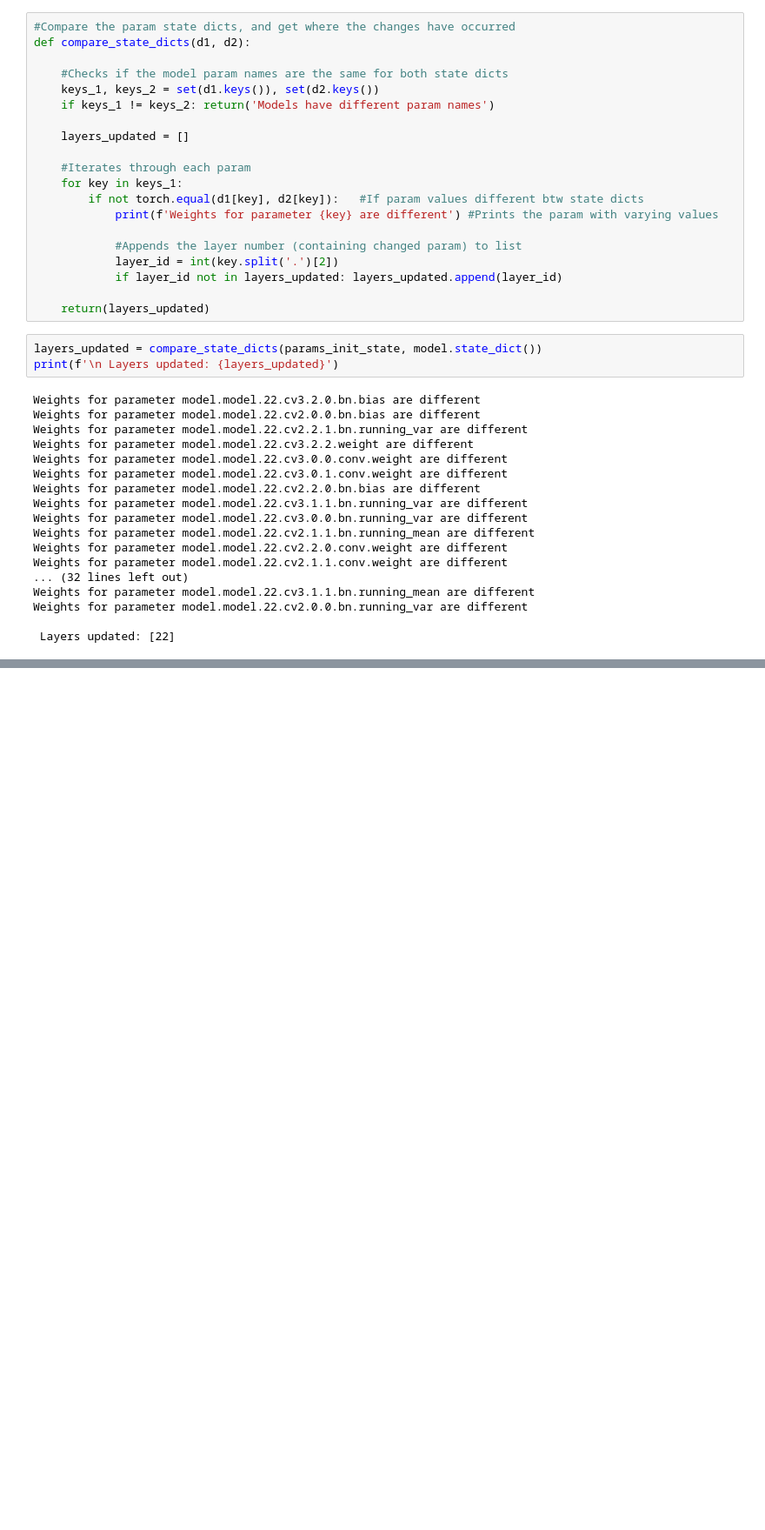
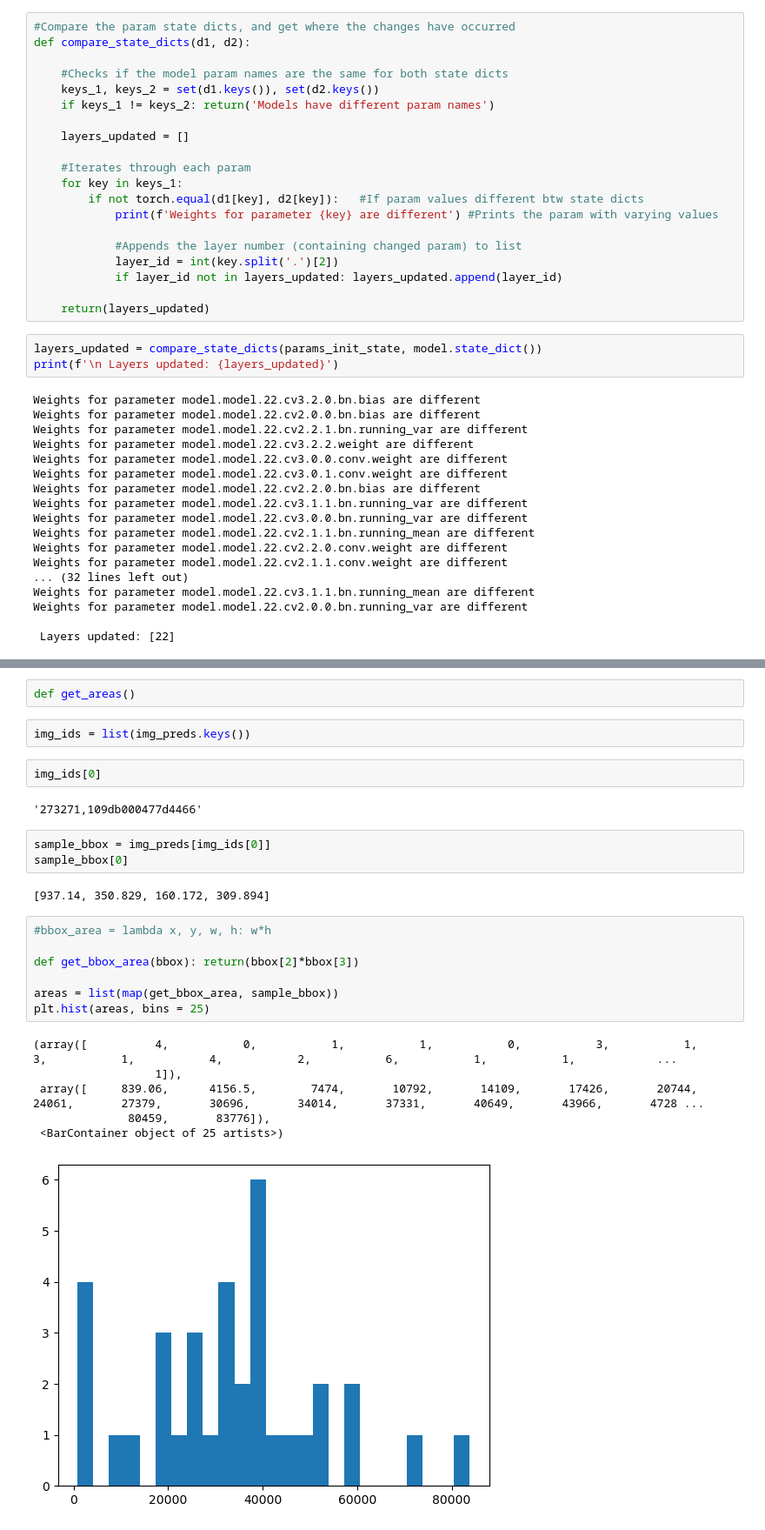
Before and after one commit to JelinR/ultralytics_forked, a Jupyter notebook: Vision_Project/yolo_detection.ipynb, the cells around one changed output, grey strips where cells are left out. Shown at 87% size. Saved outputs shown, nothing was run; the diff lists cells and outputs as text; blank space fills up the shorter version.

```diff
--- a/Vision_Project/yolo_detection.ipynb
+++ b/Vision_Project/yolo_detection.ipynb
@@ -1086,0 +1120,27 @@ Weights for parameter model.model.22.cv2.0.0.bn.running_var are different
+# %%
+def get_areas()
+# %%
+img_ids = list(img_preds.keys())
+# %%
+img_ids[0]
+# %% [output]
+'273271,109db000477d4466'
+# %%
+sample_bbox = img_preds[img_ids[0]]
+sample_bbox[0]
+# %% [output]
+[937.14, 350.829, 160.172, 309.894]
+# %%
+#bbox_area = lambda x, y, w, h: w*h
+
+def get_bbox_area(bbox): return(bbox[2]*bbox[3])
+
+areas = list(map(get_bbox_area, sample_bbox))
+plt.hist(areas, bins = 25)
+# %% [output]
+(array([          4,           0,           1,           1,           0,           3,           1,           3,           1,           4,           2,           6,           1,           1,            ...
+                  1]),
+ array([     839.06,      4156.5,        7474,       10792,       14109,       17426,       20744,       24061,       27379,       30696,       34014,       37331,       40649,       43966,       4728 ...
+              80459,       83776]),
+ <BarContainer object of 25 artists>)
+[figure, added]
```
Also changed, not shown: parts of 26 cells of this notebook.
